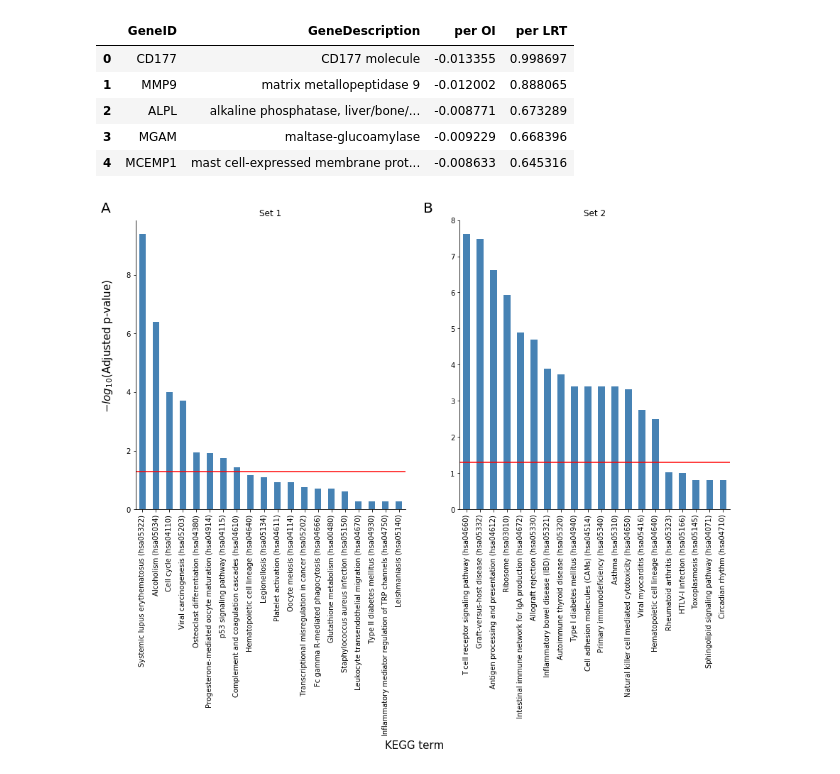
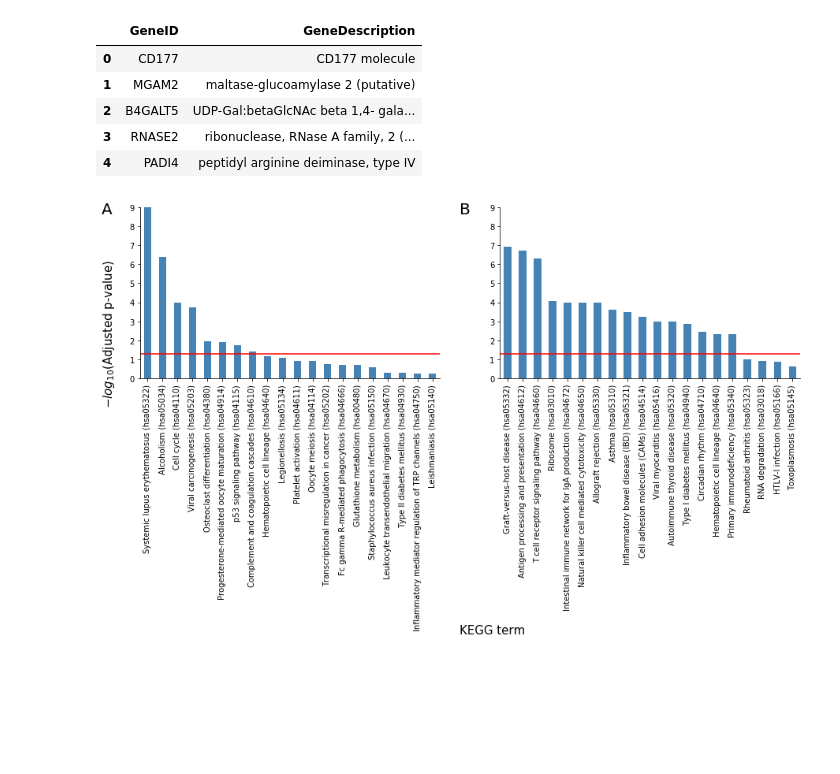
Before and after one commit to wckdouglas/H7N9_pathway, a Jupyter notebook: notebooks/gsea_h7n9.ipynb, the cells around one changed output. Drawn from its saved outputs; the diff is of its cells as text; code cells hidden in the pictures; blank space fills up the shorter version.

```diff
--- a/notebooks/gsea_h7n9.ipynb
+++ b/notebooks/gsea_h7n9.ipynb
@@ -9,45 +12,48 @@ import seaborn as sns
 # %%
-gene_sets = {gene_set: pd.read_excel('../data/Gene pool_H7N9.xls', sheet_name=gene_set) for gene_set in ['Set 1', 'Set 2']}
-gene_sets['Set 1'].head()
+#gene_sets = {gene_set: pd.read_excel('../data/Gene pool_H7N9.xls', sheet_name=gene_set) for gene_set in ['Set 1', 'Set 2']}
+#gene_sets['Set 1'].head()
+tables = glob.glob('../data/*tsv')
+gene_sets = {tab:pd.read_table(tab, names = ['GeneID','GeneDescription']) for tab in tables}
+gene_sets[tables[0]].head()
 # %% [output]
-|  | GeneID | GeneDescription | per OI | per LRT |
-| 0 | CD177 | CD177 molecule | -0.013355 | 0.998697 |
-| 1 | MMP9 | matrix metallopeptidase 9 | -0.012002 | 0.888065 |
-| 2 | ALPL | alkaline phosphatase, liver/bone/... | -0.008771 | 0.673289 |
-| 3 | MGAM | maltase-glucoamylase | -0.009229 | 0.668396 |
-| 4 | MCEMP1 | mast cell-expressed membrane prot... | -0.008633 | 0.645316 |
+|  | GeneID | GeneDescription |
+| 0 | CD177 | CD177 molecule |
+| 1 | MGAM2 | maltase-glucoamylase 2 (putative) |
+| 2 | B4GALT5 | UDP-Gal:betaGlcNAc beta 1,4- gala... |
+| 3 | RNASE2 | ribonuclease, RNase A family, 2 (... |
+| 4 | PADI4 | peptidyl arginine deiminase, type IV |
 # %%
 enrichments = {}
 for key, gs_df in gene_sets.items():
-    gs_df = gs_df.sort_values('per OI')
+#    gs_df = gs_df.sort_values('per OI')
     enrichment = gsp.enrichr(gene_list = gs_df.GeneID.tolist(),
                     gene_sets = 'KEGG_2016',
                     outdir='../Enrichr' ,format='png')
     enrichments[key] = enrichment
 # %%
-fig = plt.figure(figsize = (15,7.5))
+fig = plt.figure(figsize = (15,4))
 for i, (gene_set, enr) in enumerate(enrichments.items()):
     ax = fig.add_subplot(1, 2, i + 1)
     enr.res2d\
         .reset_index()\
         .nsmallest(20,'Adjusted P-value')\
         .assign(log_p = lambda d: d['Adjusted P-value'].transform(lambda x: -np.log10(x)))\
         .assign(Term = lambda d: d.Term.str.replace('_Homo sapiens_',' (') + ')')\
         .plot.bar('Term','log_p', ax = ax,
               color = 'steelblue')
     ax.hlines(xmin = -1, xmax = 100, y = -np.log10(0.05), color = 'red')
-    ax.set_title(gene_set)
-    #ax.set_ylim(0,0.1)
+    #ax.set_title(gene_set)
+    ax.set_ylim(0,9)
     ax.set_xticklabels(ax.get_xticklabels(), rotation = 90)
     ax.set_xlabel(' ')
     ax.set_ylabel(' ')
     ax.legend().set_visible(False)
 sns.despine()
-fig.text(0.08, 0.7, r'$-log_{10}$(Adjusted p-value)', size = 15, rotation= 90)
-fig.text(0.45, -0.5, 'KEGG term', size = 15)
-fig.text(.08,0.9,'A', size = 20)
-fig.text(0.5,.9, 'B', size = 20)
+fig.text(0.08, 0.6, r'$-log_{10}$(Adjusted p-value)', size = 15, rotation= 90)
+fig.text(0.5, -1, 'KEGG term', size = 15)
+fig.text(.08,0.85,'A', size = 20)
+fig.text(0.5,.85, 'B', size = 20)
 figurename = '../figures/kegg_enrichment.png'
 fig.savefig(figurename, bbox_inches='tight', transparent = True, dpi = 250)
 # %% [output]
-[figure, old version]
+[figure, new version]
```
Also changed, not shown: parts of 8 cells of this notebook, 1 other file.
